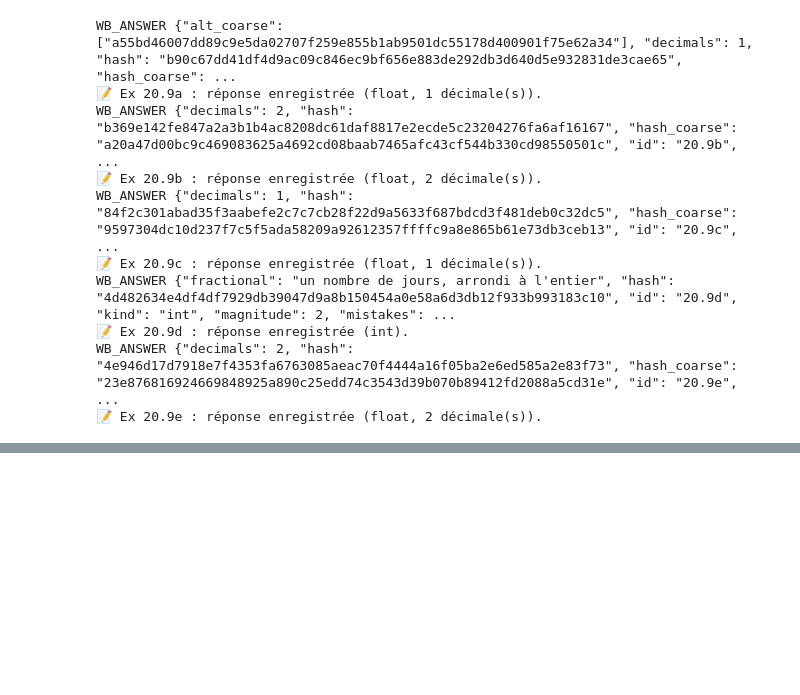
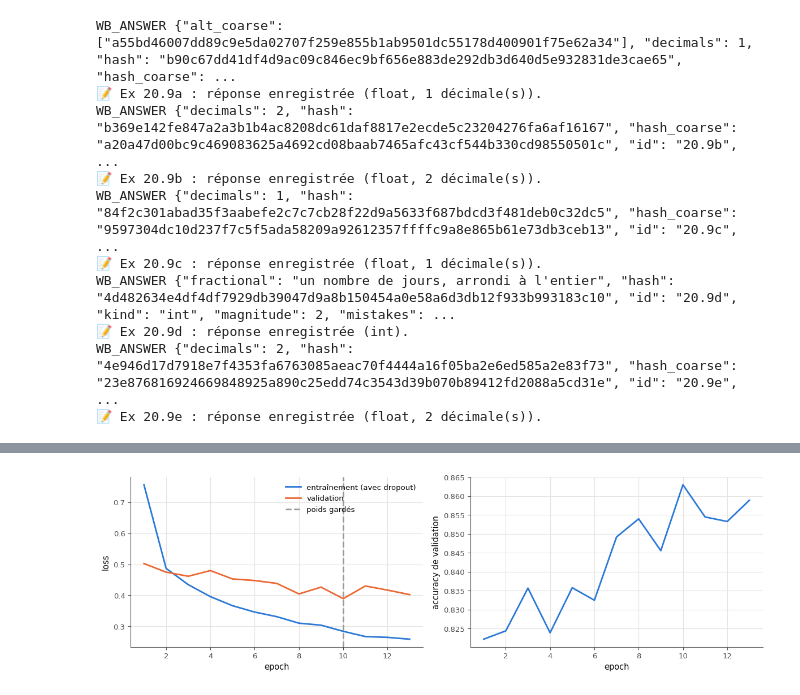
Before and after one commit to cemah2/workbookIA, a Jupyter notebook: chapitres/ch20_deep_learning/05_solutions.ipynb, the cells around one changed output, grey strips where cells are left out. Cells and saved outputs as stored; diff of their text form; code cells hidden in the pictures; blank space fills up the shorter version.

```diff
--- a/chapitres/ch20_deep_learning/05_solutions.ipynb
+++ b/chapitres/ch20_deep_learning/05_solutions.ipynb
@@ -661,0 +2373,15 @@ WB_ANSWER {"decimals": 2, "hash": "4e946d17d7918e7f4353fa6763085aeac70f4444a16f0
+# %%
+X_F28, Y_F28 = wb.datasets.load_fashion_mnist("train", normalize=True)      # 60 000 images of clothes, float32 in [0, 1]
+N_TRAIN_28 = wb.by_mode(fast=10_000, full=50_000)
+TRAIN_SET_28 = TensorDataset(torch.from_numpy(X_F28[:N_TRAIN_28]).unsqueeze(1), torch.from_numpy(Y_F28[:N_TRAIN_28]))
+VAL_LOADER_28 = DataLoader(TensorDataset(torch.from_numpy(X_F28[50_000:]).unsqueeze(1), torch.from_numpy(Y_F28[50_000:])),
+                           batch_size=1000)                # the last 10 000 images: the validation
+MAX_EPOCHS_28, PATIENCE_28 = wb.by_mode(fast=15, full=40), 3
+
+
+def train_loader_28(epoch):
+    """The training mini-batches of the epoch (128 images), shuffled by a generator seeded with the epoch number."""
+    return DataLoader(TRAIN_SET_28, batch_size=128, shuffle=True, generator=torch.Generator().manual_seed(epoch))
+
+
+print(f"Fashion-MNIST: {len(TRAIN_SET_28)} training images, 10 000 for validation · classes: {wb.datasets.FASHION_CLASSES}")
@@ -661,0 +2390,81 @@ WB_ANSWER {"decimals": 2, "hash": "4e946d17d7918e7f4353fa6763085aeac70f4444a16f0
+# %%
+def make_model_28(seed=0):
+    """A MLP 784-256-256-10 for Fashion-MNIST, initialized with the seed and sent to DEVICE: nn.Flatten(), then for each
+    hidden layer nn.Linear -> nn.BatchNorm1d -> nn.ReLU -> nn.Dropout(0.3), and a last nn.Linear to the 10 logits."""
+    torch.manual_seed(seed)
+    layers = [nn.Flatten()]
+    for n_in, n_out in [(784, 256), (256, 256)]:
+        layers += [nn.Linear(n_in, n_out), nn.BatchNorm1d(n_out), nn.ReLU(), nn.Dropout(0.3)]
+    layers.append(nn.Linear(256, 10))
+    return nn.Sequential(*layers).to(DEVICE)
+
+
+def fit_28(model, max_epochs=MAX_EPOCHS_28, patience=PATIENCE_28):
+    """Train model with AdamW (lr 1e-3, weight_decay 1e-2) and an early stopping on the validation loss.
+
+    Each epoch: train_one_epoch_23 on train_loader_28(epoch) (epochs numbered from 1), then evaluate_23 on VAL_LOADER_28
+    (your functions of 20.23), then the step of YOUR mylearn.nn.regularization.EarlyStopping(patience=patience); a deep
+    copy of model.state_dict() is kept at each improvement; the training stops when the step says so, or after
+    max_epochs. At the end, the best weights are loaded back into model. Returns the history, a dict of three lists of
+    the same length (one value per epoch): "train_loss", "val_loss" and "val_acc".
+    """
+    optimizer = torch.optim.AdamW(model.parameters(), lr=1e-3, weight_decay=1e-2)
+    stopper = mylearn.nn.regularization.EarlyStopping(patience=patience)
+    loss_fn = nn.CrossEntropyLoss()
+    history, best_state = {"train_loss": [], "val_loss": [], "val_acc": []}, None
+    for epoch in range(1, max_epochs + 1):
+        history["train_loss"].append(train_one_epoch_23(model, train_loader_28(epoch), loss_fn, optimizer, DEVICE))
+        val_loss, val_acc = evaluate_23(model, VAL_LOADER_28, loss_fn, DEVICE)
+        history["val_loss"].append(val_loss)
+        history["val_acc"].append(val_acc)
+        stop = stopper.step(val_loss)
+        if stopper.improved_:
+            best_state = copy.deepcopy(model.state_dict())
+        if stop:
+            break
+    model.load_state_dict(best_state)
+    return history
+history_28 = None
+with checked("20.28"):
+    model_28 = make_model_28(0)
+    kinds_28 = [type(m).__name__ for m in model_28.modules() if not list(m.children())]
+    verdict("20.28", kinds_28.count("Linear") == 3 and kinds_28.count("BatchNorm1d") == 2 and kinds_28.count("Dropout") == 2 and n_params(model_28) == 270_346,
+            "make_model_28 : 3 couches denses, 2 batchnorms, 2 dropouts, " + f"{n_params(model_28):_} paramètres.".replace("_", " "),
+            f"make_model_28 contient {kinds_28} et {n_params(model_28)} paramètres : relis la docstring (Linear -> BatchNorm1d -> ReLU -> Dropout, deux fois).")
+    started_28 = time.perf_counter()
+    history_28 = fit_28(model_28)
+    seconds_28 = time.perf_counter() - started_28
+    ok_28 = isinstance(history_28, dict) and set(history_28) == {"train_loss", "val_loss", "val_acc"} and len({len(v) for v in history_28.values()}) == 1
+    if not ok_28:
+        print("❌ Ex 20.28 : fit_28 doit rendre un dictionnaire de trois listes de même longueur : train_loss, val_loss et val_acc.")
+        history_28 = None
+    else:
+        val_28 = np.array(history_28["val_loss"])
+        best_28 = int(np.argmin(val_28))
+        n_28 = len(val_28)
+        stopped_28 = n_28 < MAX_EPOCHS_28
+        verdict("20.28", (not stopped_28 and n_28 == MAX_EPOCHS_28) or (stopped_28 and n_28 - 1 - best_28 == PATIENCE_28),
+                f"{n_28} epochs en {seconds_28:.0f} s ; meilleure loss de validation à l'epoch {best_28 + 1}" + (f", arrêt {PATIENCE_28} epochs plus tard." if stopped_28 else ", sans arrêt anticipé."),
+                f"{n_28} epochs, meilleure à l'epoch {best_28 + 1} : avec une patience de {PATIENCE_28}, l'arrêt doit venir {PATIENCE_28} epochs après la meilleure (ou au bout de {MAX_EPOCHS_28}).")
+        restored_28 = evaluate_23(model_28, VAL_LOADER_28, nn.CrossEntropyLoss(), DEVICE)
+        verdict("20.28", abs(restored_28[0] - val_28[best_28]) < 1e-5,
+                f"le modèle final a les poids de la meilleure epoch : loss de validation {restored_28[0]:.4f}, accuracy {restored_28[1]:.1%}.",
+                f"le modèle final a une loss de validation de {restored_28[0]:.4f}, pas la meilleure ({val_28[best_28]:.4f}) : garde une copie "
+                "PROFONDE du state_dict à chaque amélioration, et recharge-la à la fin.")
+        verdict("20.28", restored_28[1] > 0.85, f"plus de 85 % en validation ({restored_28[1]:.1%}).",
+                f"{restored_28[1]:.1%} en validation : attendu plus de 85 %.")
+if history_28 is not None:
+    epochs_28 = np.arange(1, len(history_28["val_loss"]) + 1)
+    fig_28, (ax_l28, ax_a28) = plt.subplots(1, 2, figsize=(12, 3.8))
+    ax_l28.plot(epochs_28, history_28["train_loss"], label="entraînement (avec dropout)")
+    ax_l28.plot(epochs_28, history_28["val_loss"], label="validation")
+    ax_l28.axvline(int(np.argmin(history_28["val_loss"])) + 1, color="0.6", ls="--", label="poids gardés")
+    ax_l28.set_xlabel("epoch")
+    ax_l28.set_ylabel("loss")
+    ax_l28.legend()
+    ax_a28.plot(epochs_28, history_28["val_acc"])
+    ax_a28.set_xlabel("epoch")
+    ax_a28.set_ylabel("accuracy de validation")
+    plt.tight_layout()
+    plt.show()
+# %% [output]
@@ -661,0 +2475 @@ WB_ANSWER {"decimals": 2, "hash": "4e946d17d7918e7f4353fa6763085aeac70f4444a16f0
+[figure, added]
```
Also changed, not shown: parts of 92 cells of this notebook, 8 other files.
